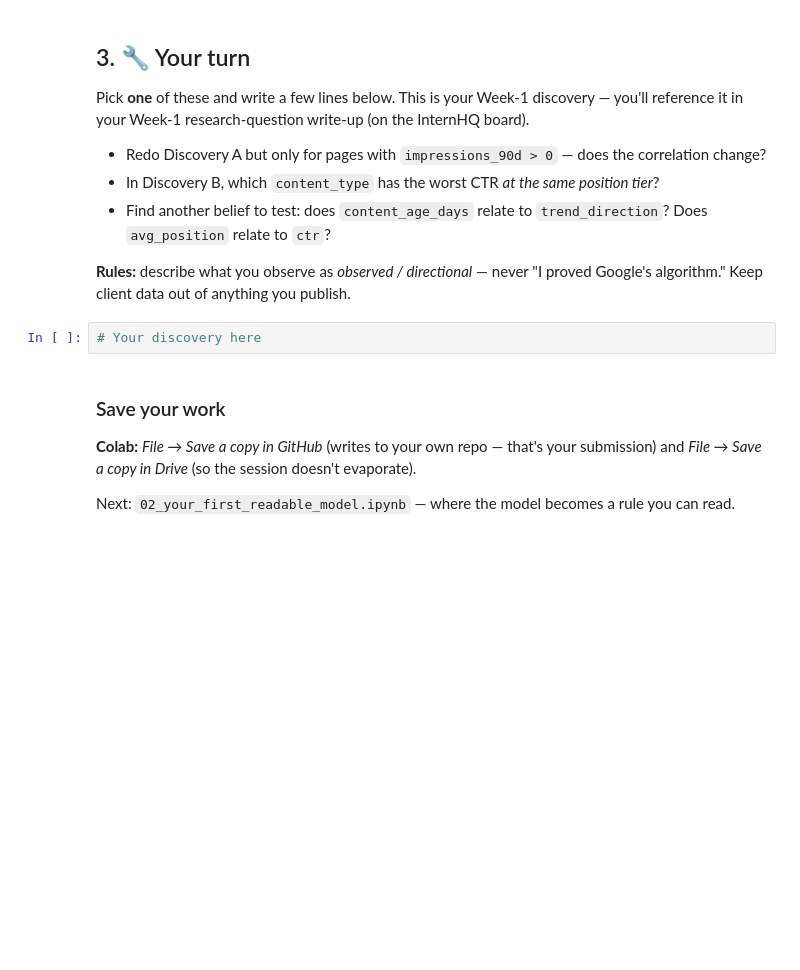
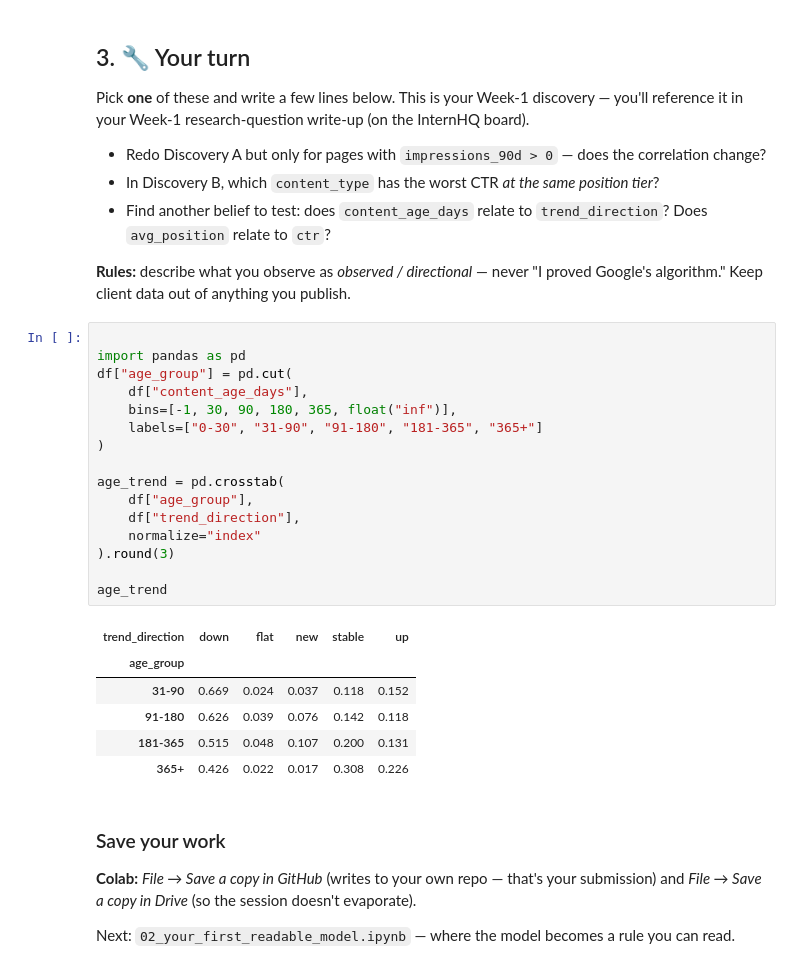
Before and after one commit to omar-khaled-opal/flyrank-intern, a Jupyter notebook: notebooks/01_first_look_and_discovery.ipynb, the cells around one changed output. Drawn from its saved outputs; the diff is of its cells as text; blank space fills up the shorter version.

```diff
--- a/notebooks/01_first_look_and_discovery.ipynb
+++ b/notebooks/01_first_look_and_discovery.ipynb
@@ -98,7 +152,28 @@ Pick **one** of these and write a few lines below. This is your Week-1 discovery
 
 **Rules:** describe what you observe as *observed / directional* — never "I proved Google's algorithm." Keep client data out of anything you publish.
 # %%
-# Your discovery here
+
+import pandas as pd
+df["age_group"] = pd.cut(
+    df["content_age_days"],
+    bins=[-1, 30, 90, 180, 365, float("inf")],
+    labels=["0-30", "31-90", "91-180", "181-365", "365+"]
+)
+
+age_trend = pd.crosstab(
+    df["age_group"],
+    df["trend_direction"],
+    normalize="index"
+).round(3)
+
+age_trend
+# %% [output]
+| trend_direction | down | flat | new | stable | up |
+| age_group |  |  |  |  |  |
+| 31-90 | 0.669 | 0.024 | 0.037 | 0.118 | 0.152 |
+| 91-180 | 0.626 | 0.039 | 0.076 | 0.142 | 0.118 |
+| 181-365 | 0.515 | 0.048 | 0.107 | 0.200 | 0.131 |
+| 365+ | 0.426 | 0.022 | 0.017 | 0.308 | 0.226 |
 # %% [markdown]
 ### Save your work
 **Colab:** *File → Save a copy in GitHub* (writes to your own repo — that's your submission) and *File → Save a copy in Drive* (so the session doesn't evaporate).
```
Also changed, not shown: parts of 7 cells of this notebook.
